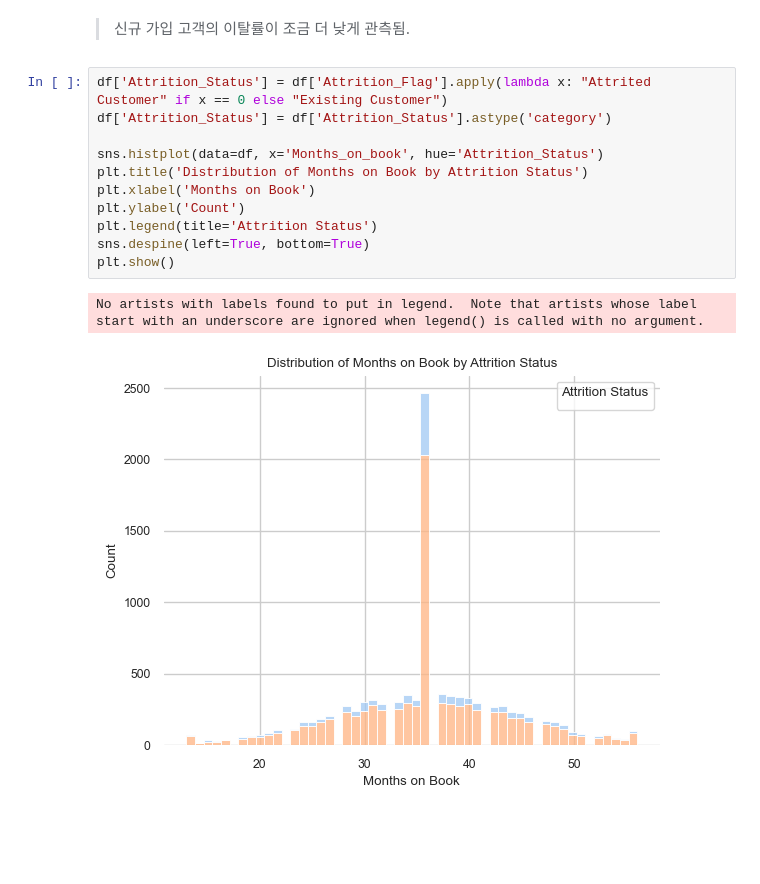
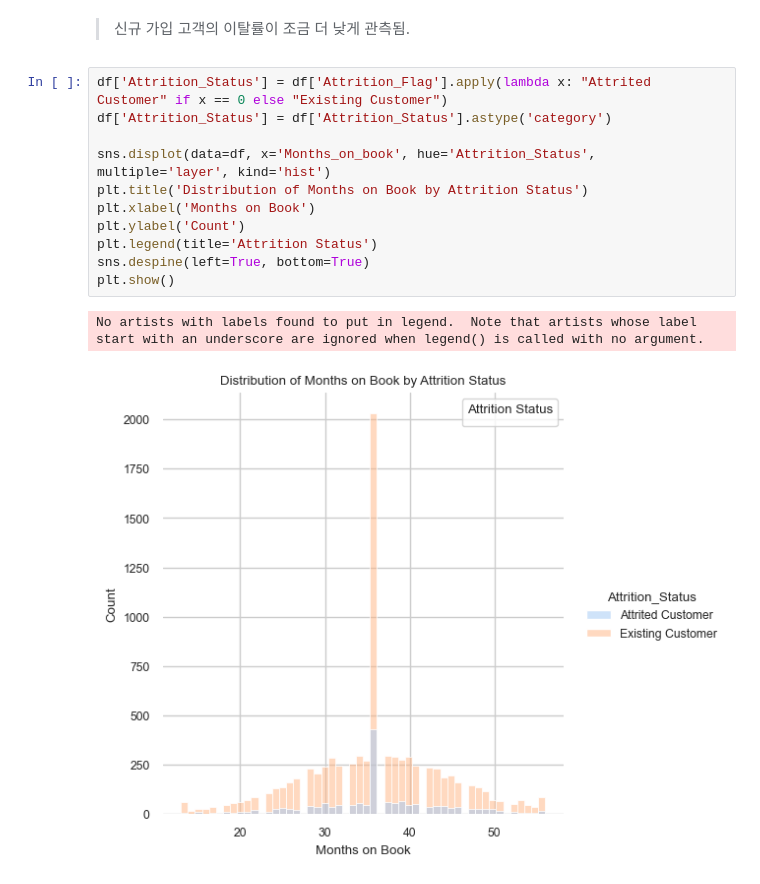
Before and after one commit to myhappydays/Programmers-Data-Analysis-2nd, a Jupyter notebook: Seokjun/Hypothesis_Test.ipynb, the cells around one changed output. Drawn from its saved outputs; the diff is of its cells as text; blank space fills up the shorter version.

Commit message:
Create Jupyter Notebook for Data Analysis

```diff
--- a/Seokjun/Hypothesis_Test.ipynb
+++ b/Seokjun/Hypothesis_Test.ipynb
@@ -106,14 +106,14 @@ plt.show()
 # %%
 df['Attrition_Status'] = df['Attrition_Flag'].apply(lambda x: "Attrited Customer" if x == 0 else "Existing Customer")
 df['Attrition_Status'] = df['Attrition_Status'].astype('category')
 
-sns.histplot(data=df, x='Months_on_book', hue='Attrition_Status')
+sns.displot(data=df, x='Months_on_book', hue='Attrition_Status', multiple='layer', kind='hist')
 plt.title('Distribution of Months on Book by Attrition Status')
 plt.xlabel('Months on Book')
 plt.ylabel('Count')
 plt.legend(title='Attrition Status')
 sns.despine(left=True, bottom=True)
 plt.show()
 # %% [output]
 No artists with labels found to put in legend.  Note that artists whose label start with an underscore are ignored when legend() is called with no argument.
-[figure, old version]
+[figure, new version]
```
